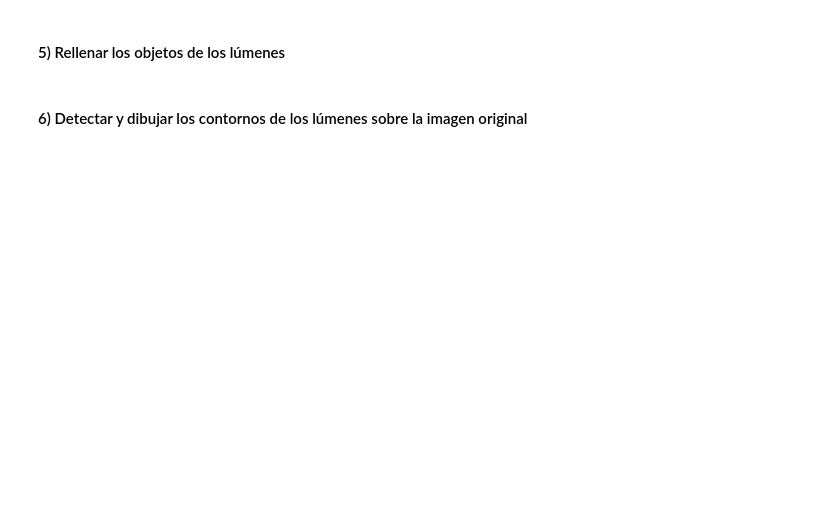
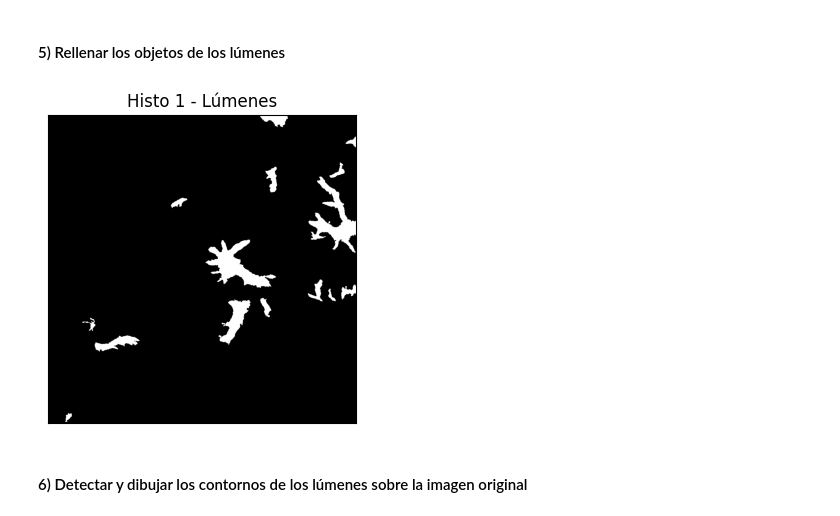
Before and after one commit to cedaniel200/viu-aprendizaje-supervisado, a Jupyter notebook: actividades/Actividad_Computer_Vision_C1_MenesesGuevara_CesarDaniel.ipynb, the cells around one changed output. Cells and saved outputs as stored; diff of their text form; code cells hidden in the pictures; blank space fills up the shorter version.

```diff
--- a/actividades/Actividad_Computer_Vision_C1_MenesesGuevara_CesarDaniel.ipynb
+++ b/actividades/Actividad_Computer_Vision_C1_MenesesGuevara_CesarDaniel.ipynb
@@ -111,5 +128,11 @@ visualizar_imagen(histo_1_limpia, "Imagen Limpia")
 # %%
 # Rellenar los lúmenes con la función binary_fill_holes de la librería scipy.ndimage.morphology
 # Visualizar la máscara resultante
+from  scipy.ndimage import binary_fill_holes
+
+histo_1_lumenes_fill = binary_fill_holes(histo_1_lumenes.copy())
+visualizar_imagen(histo_1_lumenes_fill, "Histo 1 - Lúmenes")
+# %% [output]
+[figure, added]
 # %% [markdown]
 #### 6) Detectar y dibujar los contornos de los lúmenes sobre la imagen original
```
Also changed, not shown: parts of 20 cells of this notebook, 1 other file.
